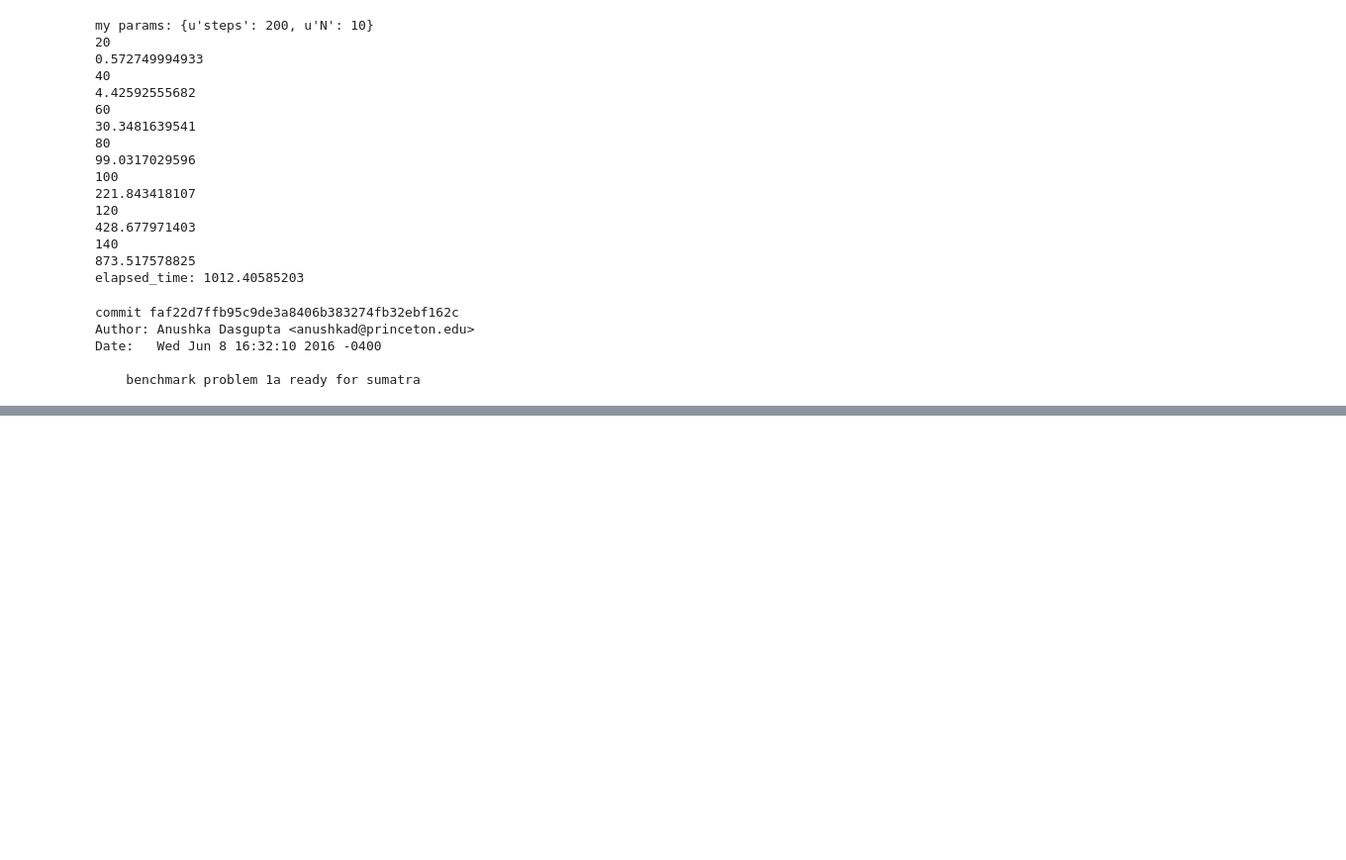
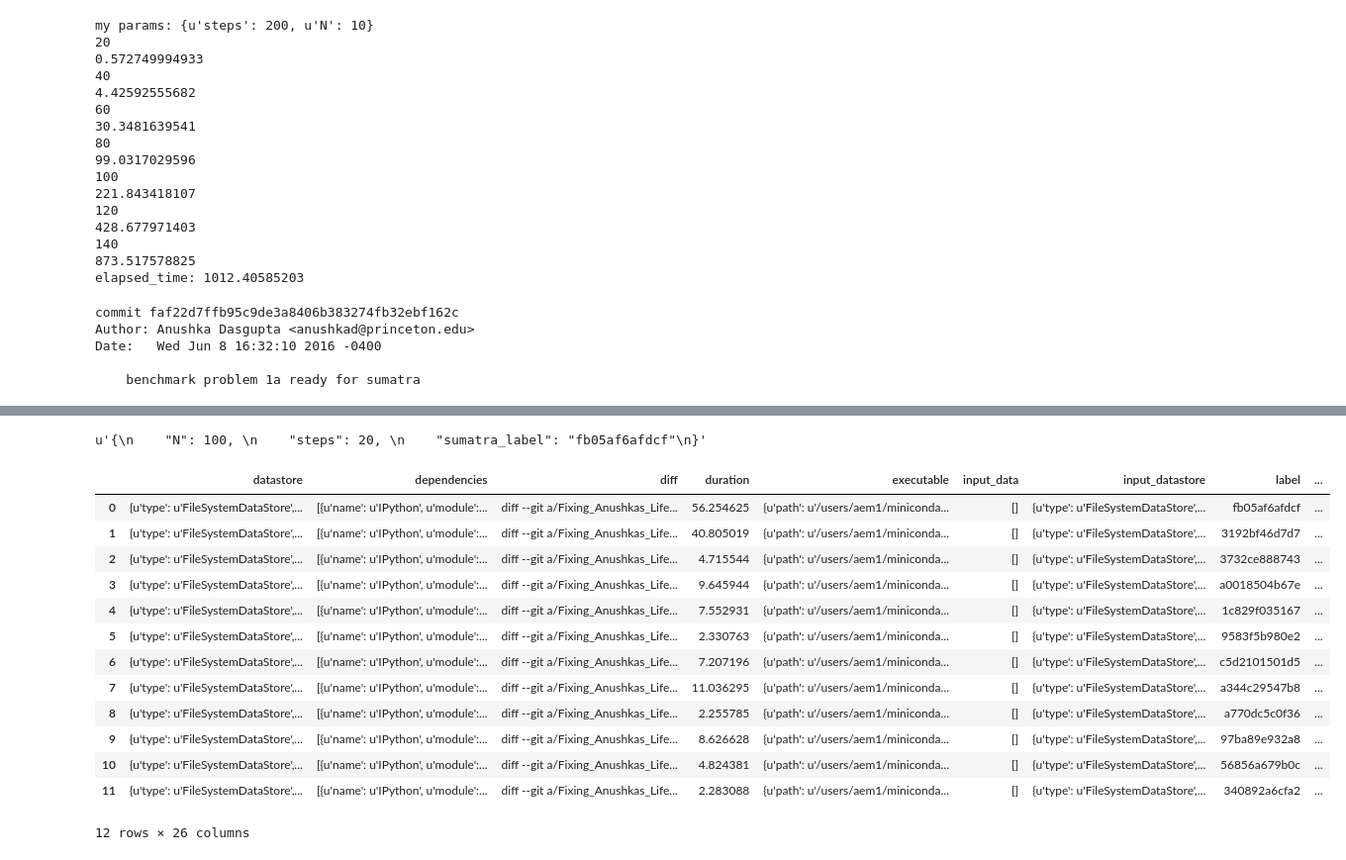
Before and after one commit to evgenjevich/Enemies-of-mine, a Jupyter notebook: Fixing_Anushkas_Life.ipynb, the cells around one changed output, grey strips where cells are left out. Shown: that part at 99% size. Saved outputs shown, nothing was run; the diff lists cells and outputs as text; code cells hidden in the pictures; blank space fills up the shorter version.

Commit message:
i gave up trying to fix Anushkas life

```diff
--- a/Fixing_Anushkas_Life.ipynb
+++ b/Fixing_Anushkas_Life.ipynb
@@ -171,0 +215,13 @@ Date:   Wed Jun 8 16:32:10 2016 -0400
+# %%
+import json
+import pandas
+
+!smt export
+with open('.smt/records_export.json') as ff:
+    data = json.load(ff)
+
+with open('record1.json', 'w') as record1:
+    for entry in range(len(data)):
+        record1.write(json.dumps(data[entry], sort_keys=True, indent=4, separators=(',', ': ')))
+
+df = pandas.DataFrame(data)
@@ -171,0 +248,27 @@ Date:   Wed Jun 8 16:32:10 2016 -0400
+# %%
+df['parameters'][0]['content']
+# %% [output]
+u'{\n    "N": 100, \n    "steps": 20, \n    "sumatra_label": "fb05af6afdcf"\n}'
+# %%
+import json
+df = df.copy()
+df['nproc'] = 1 # We are running in serial
+for p in 'N', 'steps':
+    df[p] = df.parameters.map(lambda x: json.loads(x['content'])[p])
+# %%
+df
+# %% [output]
+|  | datastore | dependencies | diff | duration | executable | input_data | input_datastore | label | ... |
+| 0 | {u'type': u'FileSystemDataStore',... | [{u'name': u'IPython', u'module':... | diff --git a/Fixing_Anushkas_Life... | 56.254625 | {u'path': u'/users/aem1/miniconda... | [] | {u'type': u'FileSystemDataStore',... | fb05af6afdcf | ... |
+| 1 | {u'type': u'FileSystemDataStore',... | [{u'name': u'IPython', u'module':... | diff --git a/Fixing_Anushkas_Life... | 40.805019 | {u'path': u'/users/aem1/miniconda... | [] | {u'type': u'FileSystemDataStore',... | 3192bf46d7d7 | ... |
+| 2 | {u'type': u'FileSystemDataStore',... | [{u'name': u'IPython', u'module':... | diff --git a/Fixing_Anushkas_Life... | 4.715544 | {u'path': u'/users/aem1/miniconda... | [] | {u'type': u'FileSystemDataStore',... | 3732ce888743 | ... |
+| 3 | {u'type': u'FileSystemDataStore',... | [{u'name': u'IPython', u'module':... | diff --git a/Fixing_Anushkas_Life... | 9.645944 | {u'path': u'/users/aem1/miniconda... | [] | {u'type': u'FileSystemDataStore',... | a0018504b67e | ... |
+| 4 | {u'type': u'FileSystemDataStore',... | [{u'name': u'IPython', u'module':... | diff --git a/Fixing_Anushkas_Life... | 7.552931 | {u'path': u'/users/aem1/miniconda... | [] | {u'type': u'FileSystemDataStore',... | 1c829f035167 | ... |
+| 5 | {u'type': u'FileSystemDataStore',... | [{u'name': u'IPython', u'module':... | diff --git a/Fixing_Anushkas_Life... | 2.330763 | {u'path': u'/users/aem1/miniconda... | [] | {u'type': u'FileSystemDataStore',... | 9583f5b980e2 | ... |
+| 6 | {u'type': u'FileSystemDataStore',... | [{u'name': u'IPython', u'module':... | diff --git a/Fixing_Anushkas_Life... | 7.207196 | {u'path': u'/users/aem1/miniconda... | [] | {u'type': u'FileSystemDataStore',... | c5d2101501d5 | ... |
+| 7 | {u'type': u'FileSystemDataStore',... | [{u'name': u'IPython', u'module':... | diff --git a/Fixing_Anushkas_Life... | 11.036295 | {u'path': u'/users/aem1/miniconda... | [] | {u'type': u'FileSystemDataStore',... | a344c29547b8 | ... |
+| 8 | {u'type': u'FileSystemDataStore',... | [{u'name': u'IPython', u'module':... | diff --git a/Fixing_Anushkas_Life... | 2.255785 | {u'path': u'/users/aem1/miniconda... | [] | {u'type': u'FileSystemDataStore',... | a770dc5c0f36 | ... |
+| 9 | {u'type': u'FileSystemDataStore',... | [{u'name': u'IPython', u'module':... | diff --git a/Fixing_Anushkas_Life... | 8.626628 | {u'path': u'/users/aem1/miniconda... | [] | {u'type': u'FileSystemDataStore',... | 97ba89e932a8 | ... |
+| 10 | {u'type': u'FileSystemDataStore',... | [{u'name': u'IPython', u'module':... | diff --git a/Fixing_Anushkas_Life... | 4.824381 | {u'path': u'/users/aem1/miniconda... | [] | {u'type': u'FileSystemDataStore',... | 56856a679b0c | ... |
+| 11 | {u'type': u'FileSystemDataStore',... | [{u'name': u'IPython', u'module':... | diff --git a/Fixing_Anushkas_Life... | 2.283088 | {u'path': u'/users/aem1/miniconda... | [] | {u'type': u'FileSystemDataStore',... | 340892a6cfa2 | ... |
+12 rows × 26 columns
```
Also changed, not shown: parts of 14 cells of this notebook, 6 other files.
